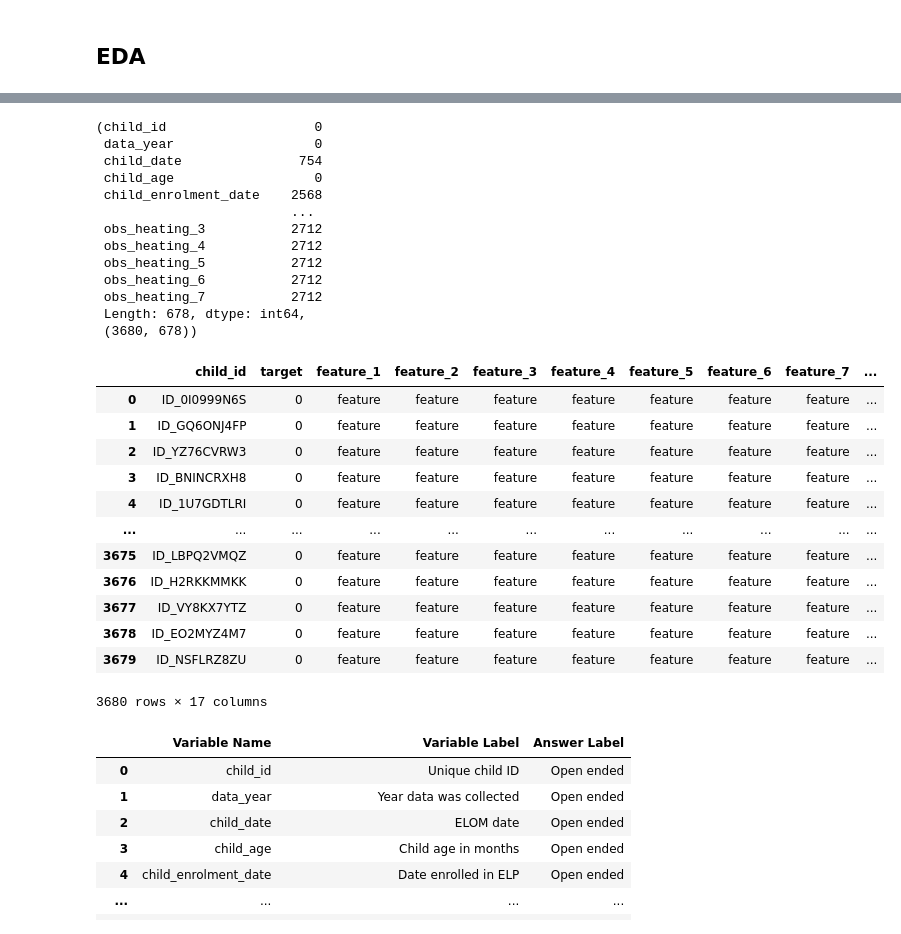
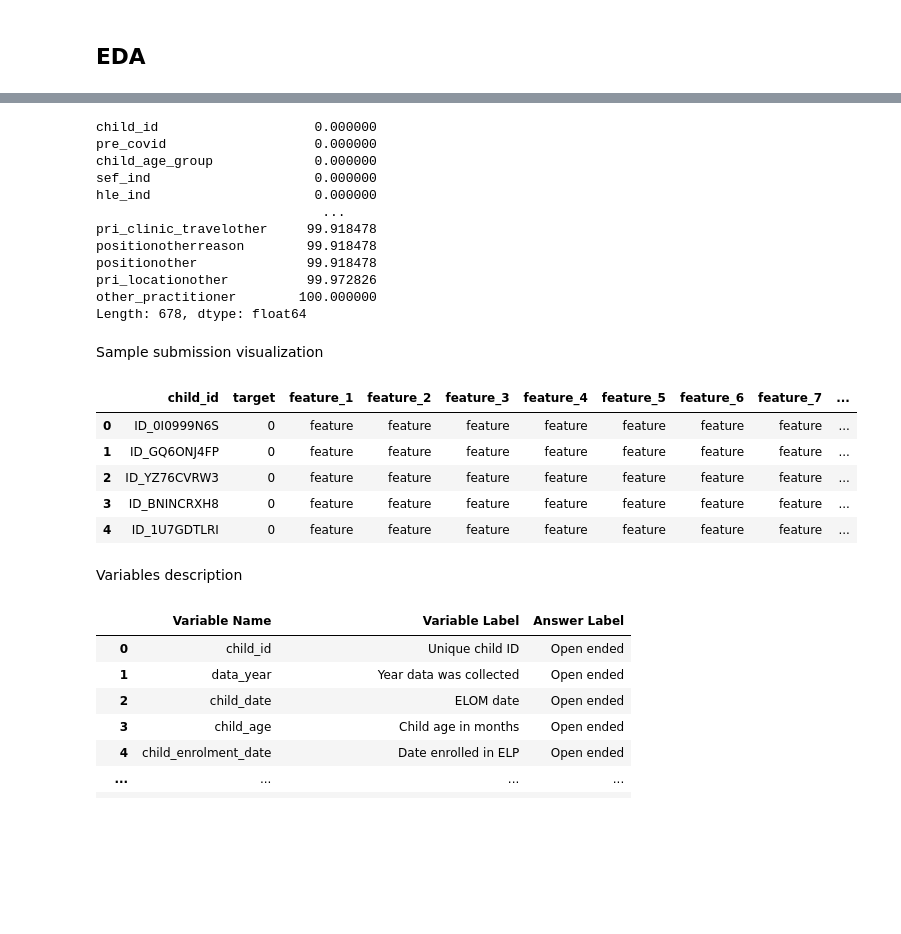
Before and after one commit to justekouassi/DataDrive2030-Early-Learning-Predictors-Challenge, a Jupyter notebook: datadrive2030_2.ipynb, the cells around one changed output, grey strips where cells are left out. Drawn from its saved outputs; the diff is of its cells as text; code cells hidden in the pictures; blank space fills up the shorter version.

```diff
--- a/datadrive2030_2.ipynb
+++ b/datadrive2030_2.ipynb
@@ -74,35 +80,32 @@ Train.isnull().sum()
 # %%
-Test.isnull().sum(), Test.shape
+missing_values_test = Test.isnull().sum() / Test.shape[0] * 100
+missing_values_test.sort_values()
 # %% [output]
-(child_id                   0
- data_year                  0
- child_date               754
- child_age                  0
- child_enrolment_date    2568
-                         ...
- obs_heating_3           2712
- obs_heating_4           2712
- obs_heating_5           2712
- obs_heating_6           2712
- obs_heating_7           2712
- Length: 678, dtype: int64,
- (3680, 678))
+child_id                    0.000000
+pre_covid                   0.000000
+child_age_group             0.000000
+sef_ind                     0.000000
+hle_ind                     0.000000
+                             ...
+pri_clinic_travelother     99.918478
+positionotherreason        99.918478
+positionother              99.918478
+pri_locationother          99.972826
+other_practitioner        100.000000
+Length: 678, dtype: float64
+# %% [markdown]
+Sample submission visualization
 # %%
-SampleSubmission
+SampleSubmission.head()
 # %% [output]
 |  | child_id | target | feature_1 | feature_2 | feature_3 | feature_4 | feature_5 | feature_6 | feature_7 | ... |
 | 0 | ID_0I0999N6S | 0 | feature | feature | feature | feature | feature | feature | feature | ... |
 | 1 | ID_GQ6ONJ4FP | 0 | feature | feature | feature | feature | feature | feature | feature | ... |
 | 2 | ID_YZ76CVRW3 | 0 | feature | feature | feature | feature | feature | feature | feature | ... |
 | 3 | ID_BNINCRXH8 | 0 | feature | feature | feature | feature | feature | feature | feature | ... |
 | 4 | ID_1U7GDTLRI | 0 | feature | feature | feature | feature | feature | feature | feature | ... |
-| ... | ... | ... | ... | ... | ... | ... | ... | ... | ... | ... |
-| 3675 | ID_LBPQ2VMQZ | 0 | feature | feature | feature | feature | feature | feature | feature | ... |
-| 3676 | ID_H2RKKMMKK | 0 | feature | feature | feature | feature | feature | feature | feature | ... |
-| 3677 | ID_VY8KX7YTZ | 0 | feature | feature | feature | feature | feature | feature | feature | ... |
-| 3678 | ID_EO2MYZ4M7 | 0 | feature | feature | feature | feature | feature | feature | feature | ... |
-| 3679 | ID_NSFLRZ8ZU | 0 | feature | feature | feature | feature | feature | feature | feature | ... |
-3680 rows × 17 columns
+# %% [markdown]
+Variables description
 # %%
 VariableDescription
 # %% [output]
```
Also changed, not shown: parts of 52 cells of this notebook, 5 other files.
